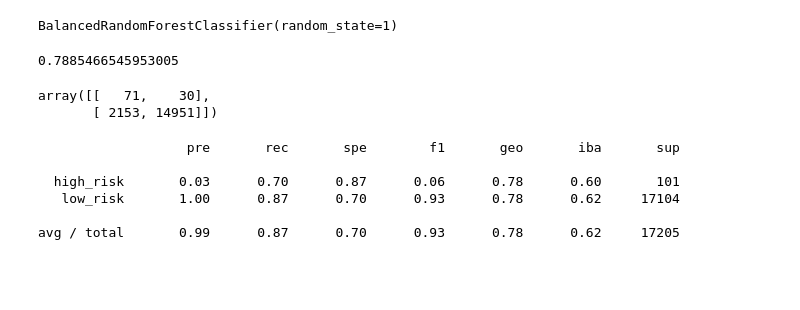
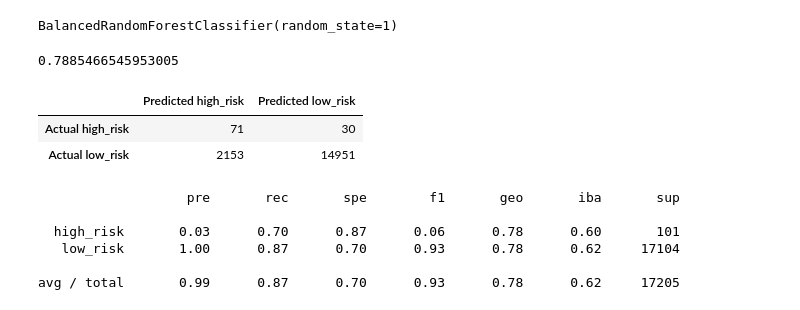
Before and after one commit to pasmi369/Credit_Risk_Analysis, a Jupyter notebook: Module-17-Challenge-Resources/credit_risk_ensemble.ipynb, the cells around one changed output. Drawn from its saved outputs; the diff is of its cells as text; code cells hidden in the pictures; blank space fills up the shorter version.

```diff
--- a/Module-17-Challenge-Resources/credit_risk_ensemble.ipynb
+++ b/Module-17-Challenge-Resources/credit_risk_ensemble.ipynb
@@ -144,10 +144,15 @@ balanced_accuracy_score(y_test, y_predict)
 # %%
 # Display the confusion matrix
 from sklearn.metrics import confusion_matrix
-confusion_matrix(y_test, y_predict)
+cm = confusion_matrix(y_test, y_predict)
+# Create a DataFrame from the confusion matrix.
+cm_df = pd.DataFrame(
+    cm, index=["Actual high_risk", "Actual low_risk"], columns=["Predicted high_risk", "Predicted low_risk"])
+cm_df
 # %% [output]
-array([[   71,    30],
-       [ 2153, 14951]])
+|  | Predicted high_risk | Predicted low_risk |
+| Actual high_risk | 71 | 30 |
+| Actual low_risk | 2153 | 14951 |
 # %%
 # Print the imbalanced classification report
 from imblearn.metrics import classification_report_imbalanced
```
Also changed, not shown: parts of 2 cells of this notebook, 13 other files.
